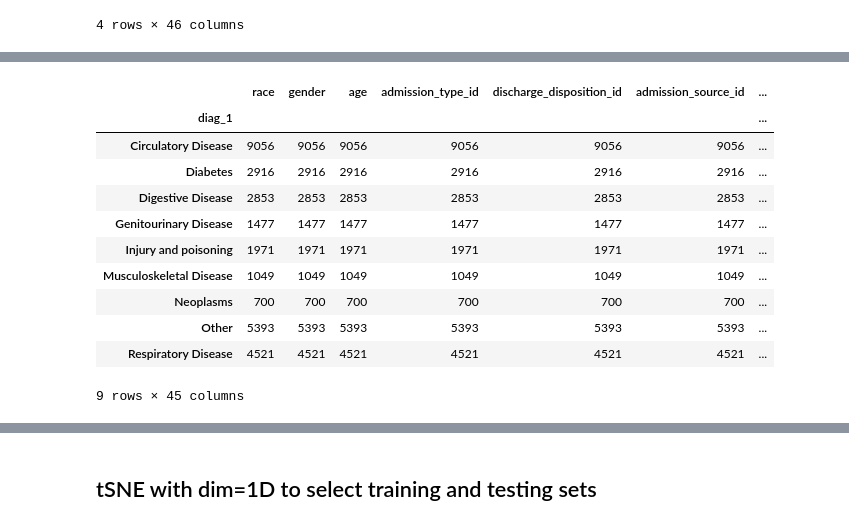
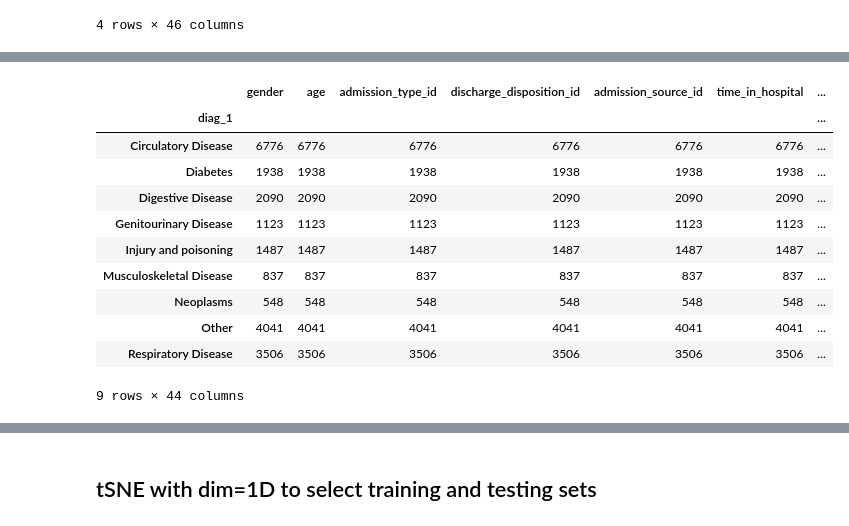
Before and after one commit to jennazhou/ds-work, a Jupyter notebook: final_ass/Final_assignment/Final_assignment_2.ipynb, the cells around one changed output, grey strips where cells are left out. Cells and saved outputs as stored; diff of their text form; code cells hidden in the pictures.

```diff
--- a/final_ass/Final_assignment/Final_assignment_2.ipynb
+++ b/final_ass/Final_assignment/Final_assignment_2.ipynb
@@ -329,6 +333,10 @@ plt.show
 [figure]
 # %% [markdown]
 ## Start pre-processing the dataset like before:
+# %%
+### Plot to show race distribution before and after
+##Before
+final_data = oa_final_data.copy()
 # %%
 final_data.groupby("race").count()
 #Combine Asian, Hispanic and Other because too few samples in Asian and Hispanic
@@ -345,0 +382,8 @@ final_data.groupby("race").count()
+# %%
+## Say that from the graph, even after combining there is very unbalanced distribution
+## Hence only pick caucasian
+##Only select the caucasian for final prediction and drop race to avoid bias
+final_data = final_data[final_data["race"]=="Caucasian"]
+final_data.drop(columns=["race"], inplace=True)
+final_data_wo_race=final_data.copy()
+final_data
@@ -347,10 +405,10 @@ final_data.groupby("race").count()
 final_data.groupby("age").count()
 #Combine age categories below 40 to [0-40) because too few samples in each case
 #Same for categories above 80
-final_data.replace("[0-10)", "[0-40)", inplace=True)
-final_data.replace("[10-20)", "[0-40)", inplace=True)
-final_data.replace("[20-30)", "[0-40)", inplace=True)
-final_data.replace("[30-40)", "[0-40)", inplace=True)
+final_data.replace("[0-10)", "[0-50)", inplace=True)
+final_data.replace("[10-20)", "[0-50)", inplace=True)
+final_data.replace("[20-30)", "[0-50)", inplace=True)
+final_data.replace("[30-40)", "[0-50)", inplace=True)
 final_data.replace("[80-90)", "[80-100)", inplace=True)
 final_data.replace("[90-100)", "[80-100)", inplace=True)
-final_data.groupby("age").count()
+final_data.replace("[40-50)", "[0-50)", inplace=True)
@@ -400,7 +527,9 @@ final_data["discharge_disposition_id"].replace(24, 26, inplace=True)
 final_data["discharge_disposition_id"].replace(27, 26, inplace=True)
 final_data["discharge_disposition_id"].replace(28, 26, inplace=True)
 
-
+final_data["discharge_disposition_id"].replace(2, 26, inplace=True)
+final_data["discharge_disposition_id"].replace(5, 26, inplace=True)
+final_data["discharge_disposition_id"].replace(25, 26, inplace=True)
 # discharge_disposition_id
 final_data.groupby("discharge_disposition_id").count()
 # %% [output]
@@ -502,20 +682,20 @@ for icd in list(final_data["diag_1"]):
     else:
         final_data["diag_1"].replace(icd, "Other", inplace=True)
 # %%
-亲爱滴final_data.groupby("diag_1").count()
+final_data.groupby("diag_1").count()
 # %% [output]
-|  | race | gender | age | admission_type_id | discharge_disposition_id | admission_source_id | ... |
+|  | gender | age | admission_type_id | discharge_disposition_id | admission_source_id | time_in_hospital | ... |
 | diag_1 |  |  |  |  |  |  | ... |
-| Circulatory Disease | 9056 | 9056 | 9056 | 9056 | 9056 | 9056 | ... |
-| Diabetes | 2916 | 2916 | 2916 | 2916 | 2916 | 2916 | ... |
-| Digestive Disease | 2853 | 2853 | 2853 | 2853 | 2853 | 2853 | ... |
-| Genitourinary Disease | 1477 | 1477 | 1477 | 1477 | 1477 | 1477 | ... |
-| Injury and poisoning | 1971 | 1971 | 1971 | 1971 | 1971 | 1971 | ... |
-| Musculoskeletal Disease | 1049 | 1049 | 1049 | 1049 | 1049 | 1049 | ... |
-| Neoplasms | 700 | 700 | 700 | 700 | 700 | 700 | ... |
-| Other | 5393 | 5393 | 5393 | 5393 | 5393 | 5393 | ... |
-| Respiratory Disease | 4521 | 4521 | 4521 | 4521 | 4521 | 4521 | ... |
+| Circulatory Disease | 6776 | 6776 | 6776 | 6776 | 6776 | 6776 | ... |
+| Diabetes | 1938 | 1938 | 1938 | 1938 | 1938 | 1938 | ... |
+| Digestive Disease | 2090 | 2090 | 2090 | 2090 | 2090 | 2090 | ... |
+| Genitourinary Disease | 1123 | 1123 | 1123 | 1123 | 1123 | 1123 | ... |
+| Injury and poisoning | 1487 | 1487 | 1487 | 1487 | 1487 | 1487 | ... |
+| Musculoskeletal Disease | 837 | 837 | 837 | 837 | 837 | 837 | ... |
+| Neoplasms | 548 | 548 | 548 | 548 | 548 | 548 | ... |
+| Other | 4041 | 4041 | 4041 | 4041 | 4041 | 4041 | ... |
+| Respiratory Disease | 3506 | 3506 | 3506 | 3506 | 3506 | 3506 | ... |
-9 rows × 45 columns
+9 rows × 44 columns
 # %%
 # This part can only be run once
 for icd in list(final_data["diag_2"]):
```
Also changed, not shown: parts of 81 cells of this notebook, 32 other files.
